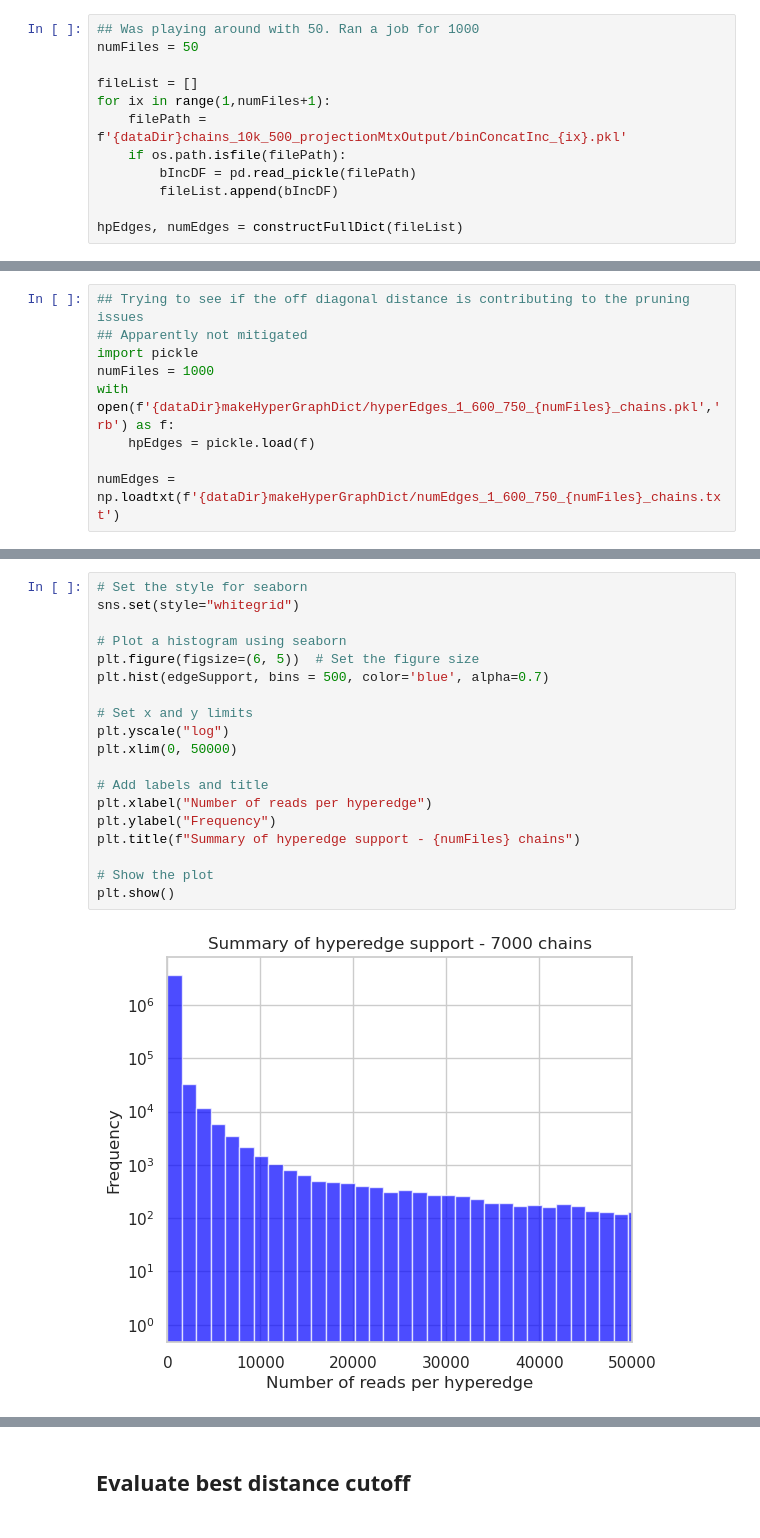
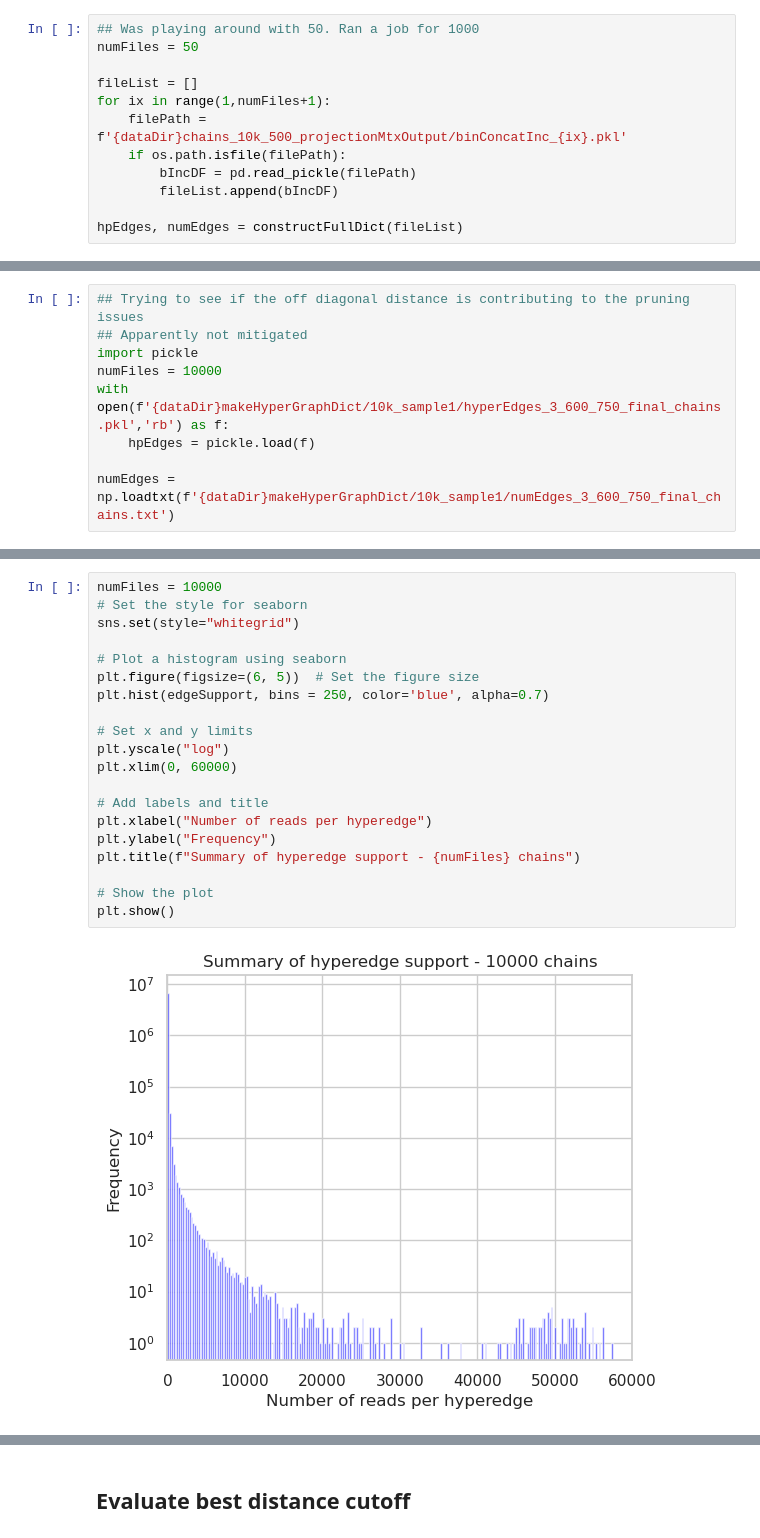
Before and after one commit to noush-joglekar/sporeC_prelim, a Jupyter notebook: scripts/jupyterNB/generatePoreC_fromChains.ipynb, the cells around one changed output, grey strips where cells are left out. Saved outputs shown, nothing was run; the diff lists cells and outputs as text.

```diff
--- a/scripts/jupyterNB/generatePoreC_fromChains.ipynb
+++ b/scripts/jupyterNB/generatePoreC_fromChains.ipynb
@@ -173,11 +173,11 @@ numEdges = np.loadtxt(f'{dataDir}makeHyperGraphDict/numEdges_3_600_750_{numFiles
 ## Trying to see if the off diagonal distance is contributing to the pruning issues
 ## Apparently not mitigated
 import pickle
-numFiles = 1000
-with open(f'{dataDir}makeHyperGraphDict/hyperEdges_1_600_750_{numFiles}_chains.pkl','rb') as f:
+numFiles = 10000
+with open(f'{dataDir}makeHyperGraphDict/10k_sample1/hyperEdges_3_600_750_final_chains.pkl','rb') as f:
     hpEdges = pickle.load(f)
 
-numEdges = np.loadtxt(f'{dataDir}makeHyperGraphDict/numEdges_1_600_750_{numFiles}_chains.txt')
+numEdges = np.loadtxt(f'{dataDir}makeHyperGraphDict/10k_sample1/numEdges_3_600_750_final_chains.txt')
 # %%
 plt.figure(figsize=(6, 4))
 
@@ -211,24 +213,25 @@ edgeSupp_byCard.head()
 # %%
+numFiles = 10000
 # Set the style for seaborn
 sns.set(style="whitegrid")
 
 # Plot a histogram using seaborn
 plt.figure(figsize=(6, 5))  # Set the figure size
-plt.hist(edgeSupport, bins = 500, color='blue', alpha=0.7)
+plt.hist(edgeSupport, bins = 250, color='blue', alpha=0.7)
 
 # Set x and y limits
 plt.yscale("log")
-plt.xlim(0, 50000)
+plt.xlim(0, 60000)
 
 # Add labels and title
 plt.xlabel("Number of reads per hyperedge")
 plt.ylabel("Frequency")
 plt.title(f"Summary of hyperedge support - {numFiles} chains")
 
 # Show the plot
 plt.show()
 # %% [output]
-[figure, old version]
+[figure, new version]
 # %%
 # Create a boxplot using seaborn
 plt.figure(figsize=(6, 5))
```
Also changed, not shown: parts of 16 cells of this notebook, 3 other files.
